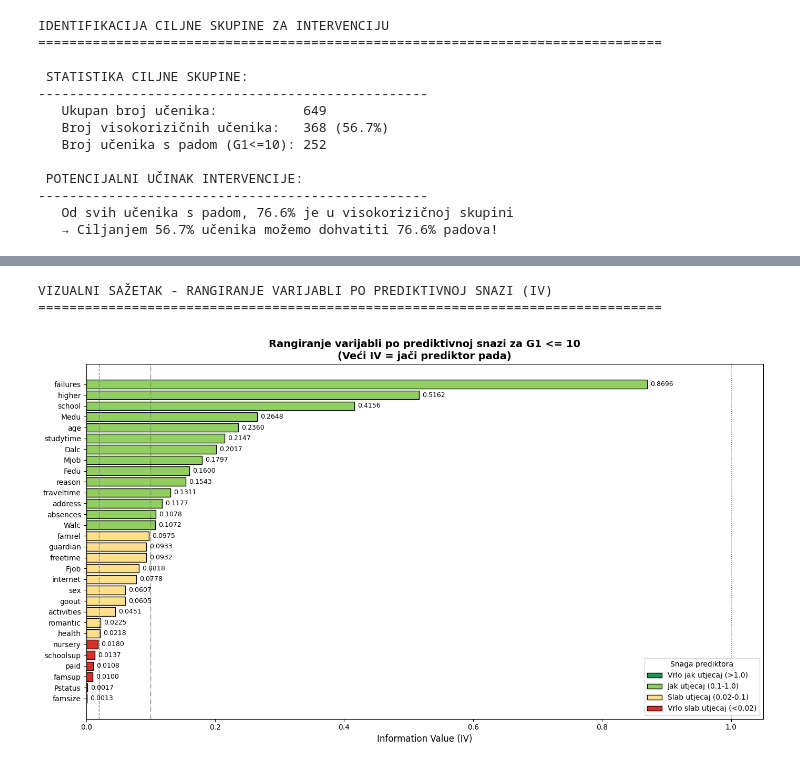
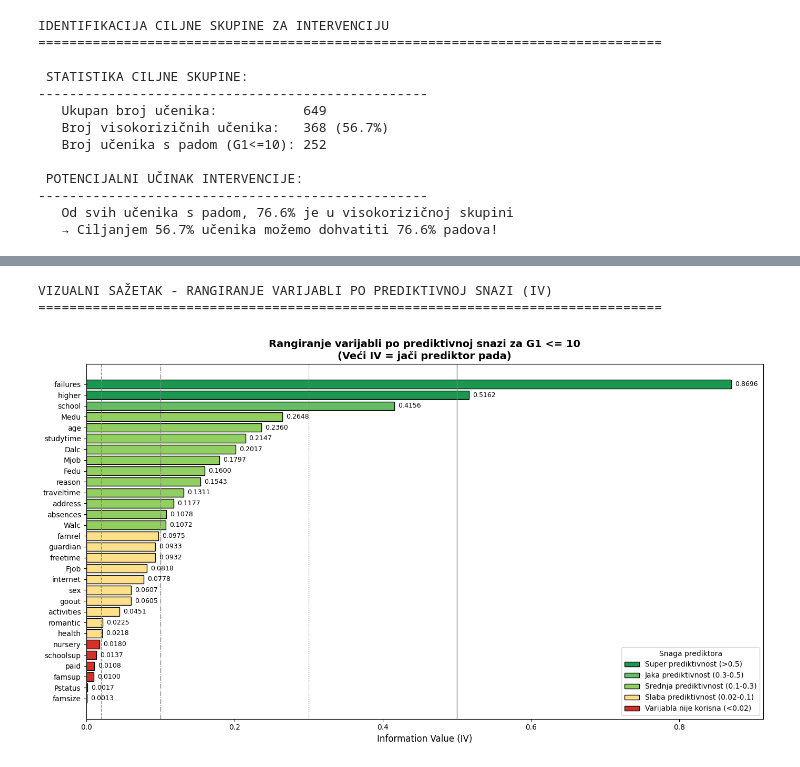
Before and after one commit to MDBossss/nosql, a Jupyter notebook: drugi/z3.ipynb, the cells around one changed output, grey strips where cells are left out. Drawn from its saved outputs; the diff is of its cells as text; code cells hidden in the pictures.

```diff
--- a/drugi/z3.ipynb
+++ b/drugi/z3.ipynb
@@ -163,14 +164,16 @@ def calculate_woe_iv(df, feature, target, bins=5):
 
 def get_iv_interpretation(iv):
     """Vraća tekstualnu interpretaciju IV vrijednosti."""
-    if iv > 1.0:
-        return "Vrlo jak utjecaj"
+    if iv > 0.5:
+        return "Super prediktivnost"
+    elif iv >= 0.3:
+        return "Jaka prediktivnost"
     elif iv >= 0.1:
-        return "Jak utjecaj"
+        return "Srednja prediktivnost"
     elif iv >= 0.02:
-        return "Slab utjecaj"
+        return "Slaba prediktivnost"
     else:
-        return "Vrlo slab utjecaj"
+        return "Varijabla nije korisna"
 
 
 # DOSLJEDNA KATEGORIZACIJA
@@ -1035,48 +1039,52 @@ print("="*80)
 # Grafički prikaz svih IV vrijednosti
 fig, ax = plt.subplots(figsize=(14, 8))
 
-# Boje prema razini prediktivnosti
+# Boje prema razini prediktivnosti (nova skala)
 colors = []
 for iv in iv_df['IV']:
-    if iv > 1.0:
-        colors.append('#1a9850')  # Vrlo jak utjecaj - tamno zelena
+    if iv > 0.5:
+        colors.append('#1a9850')  # Super prediktivnost - tamno zelena
+    elif iv >= 0.3:
+        colors.append('#66bd63')  # Jaka prediktivnost - zelena
     elif iv >= 0.1:
-        colors.append('#91cf60')  # Jak utjecaj - zelena
+        colors.append('#91cf60')  # Srednja prediktivnost - svijetlo zelena
     elif iv >= 0.02:
-        colors.append('#fee08b')  # Slab utjecaj - žuta
+        colors.append('#fee08b')  # Slaba prediktivnost - žuta
     else:
-        colors.append('#d73027')  # Vrlo slab utjecaj - crvena
+        colors.append('#d73027')  # Varijabla nije korisna - crvena
 
 # Horizontalni bar chart
 bars = ax.barh(iv_df['Varijabla'], iv_df['IV'], color=colors, edgecolor='black')
 ax.set_xlabel('Information Value (IV)', fontsize=12)
 ax.set_title('Rangiranje varijabli po prediktivnoj snazi za G1 <= 10\n(Veći IV = jači prediktor pada)',
              fontsize=14, fontweight='bold')
 
 # Dodavanje vertikalne linije za pragove
-ax.axvline(x=0.02, color='gray', linestyle='--', linewidth=1, label='Prag: Slab (0.02)')
-ax.axvline(x=0.1, color='gray', linestyle='-.', linewidth=1, label='Prag: Jak (0.1)')
-ax.axvline(x=1.0, color='gray', linestyle=':', linewidth=1, label='Prag: Vrlo jak (1.0)')
+ax.axvline(x=0.02, color='gray', linestyle='--', linewidth=1, label='Prag: Slaba (0.02)')
+ax.axvline(x=0.1, color='gray', linestyle='-.', linewidth=1, label='Prag: Srednja (0.1)')
+ax.axvline(x=0.3, color='gray', linestyle=':', linewidth=1, label='Prag: Jaka (0.3)')
+ax.axvline(x=0.5, color='gray', linestyle='-', linewidth=1, label='Prag: Super (0.5)')
 
 # Dodaj vrijednosti na stupce
 for bar, iv in zip(bars, iv_df['IV']):
     ax.text(iv + 0.005, bar.get_y() + bar.get_height()/2,
             f'{iv:.4f}', va='center', fontsize=9)
 
 # Legenda
 from matplotlib.patches import Patch
 legend_elements = [
-    Patch(facecolor='#1a9850', edgecolor='black', label='Vrlo jak utjecaj (>1.0)'),
-    Patch(facecolor='#91cf60', edgecolor='black', label='Jak utjecaj (0.1-1.0)'),
-    Patch(facecolor='#fee08b', edgecolor='black', label='Slab utjecaj (0.02-0.1)'),
-    Patch(facecolor='#d73027', edgecolor='black', label='Vrlo slab utjecaj (<0.02)')
+    Patch(facecolor='#1a9850', edgecolor='black', label='Super prediktivnost (>0.5)'),
+    Patch(facecolor='#66bd63', edgecolor='black', label='Jaka prediktivnost (0.3-0.5)'),
+    Patch(facecolor='#91cf60', edgecolor='black', label='Srednja prediktivnost (0.1-0.3)'),
+    Patch(facecolor='#fee08b', edgecolor='black', label='Slaba prediktivnost (0.02-0.1)'),
+    Patch(facecolor='#d73027', edgecolor='black', label='Varijabla nije korisna (<0.02)')
 ]
 ax.legend(handles=legend_elements, loc='lower right', title='Snaga prediktora')
 
 ax.invert_yaxis()  # Najveći IV na vrhu
 plt.tight_layout()
 plt.show()
 # %% [output]
 VIZUALNI SAŽETAK - RANGIRANJE VARIJABLI PO PREDIKTIVNOJ SNAZI (IV)
 ================================================================================
-[figure, old version]
+[figure, new version]
```
Also changed, not shown: parts of 6 cells of this notebook, 3 other files.
